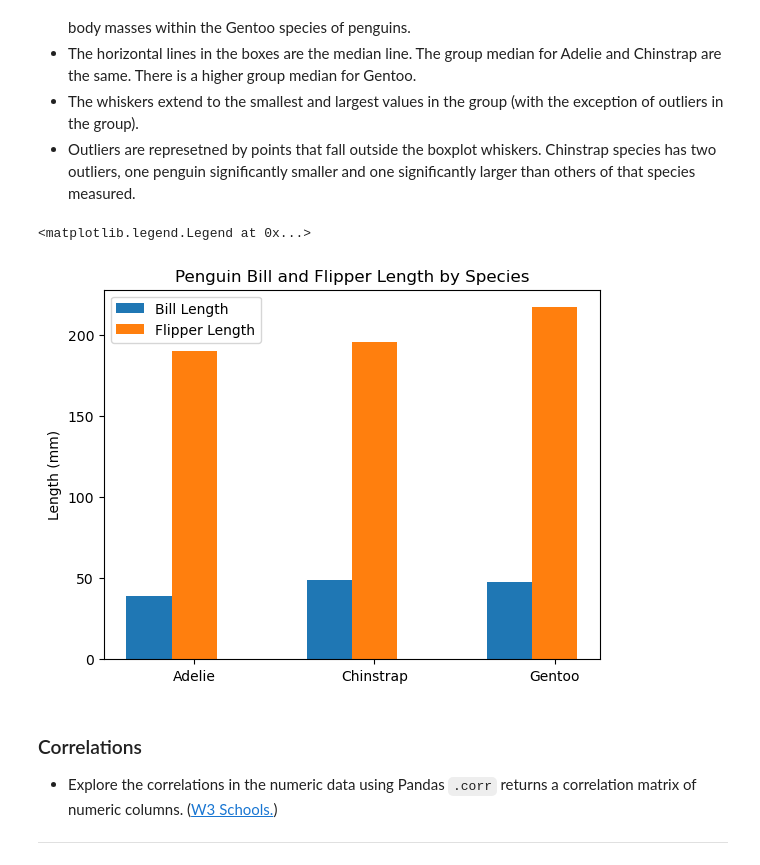
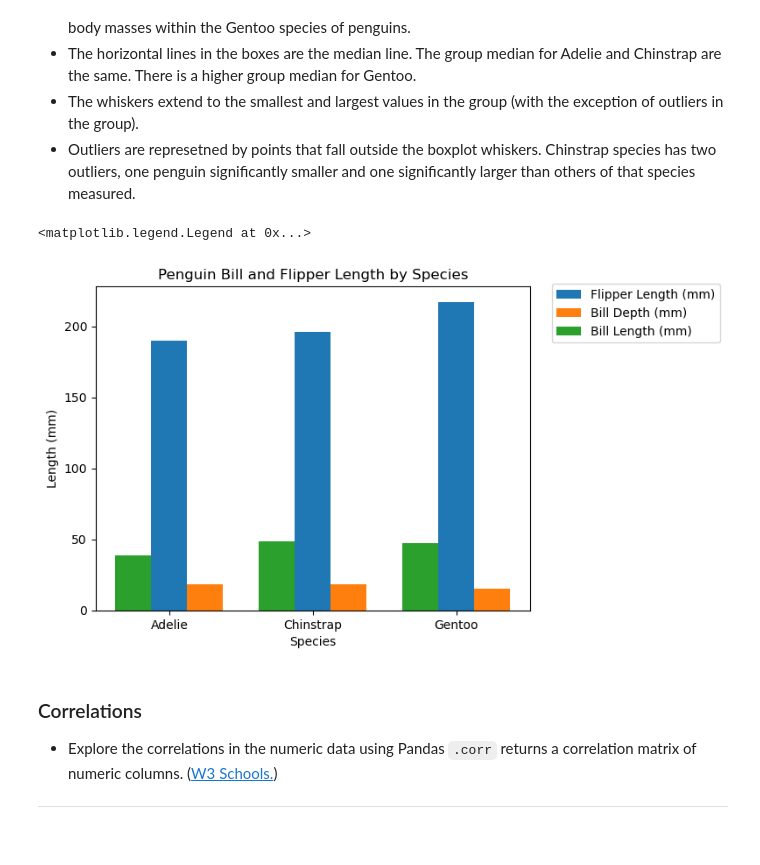
Before and after one commit to a-o-connor/palmerpenguins_data_analytics, a Jupyter notebook: palmerpenguinsanalysis.ipynb, the cells around one changed output. Drawn from its saved outputs; the diff is of its cells as text; code cells hidden in the pictures.

`````diff
--- a/palmerpenguinsanalysis.ipynb
+++ b/palmerpenguinsanalysis.ipynb
@@ -175,29 +175,33 @@ sb.boxplot(x="species", y="body_mass_g", data = df_cleaned_empty_rows)
 - The whiskers extend to the smallest and largest values in the group (with the exception of outliers in the group).
 - Outliers are represetned by points that fall outside the boxplot whiskers. Chinstrap species has two outliers, one penguin significantly smaller and one significantly larger than others of that species measured.
 # %%
-# Plot a bar chart of mean flipper length and bill length between the species using Matplotlib
-# Plot the two variables on the same bar chart
+# Plot a bar chart of mean flipper length, bill depth and bill length between the species using Matplotlib
+# Plot the three variables on the same bar chart
 
 species = list(df_cleaned_empty_rows["species"].unique()) # returns a np array with the three species in the data frame
 penguin_means = {
     "Bill Length": list(df_cleaned_empty_rows.groupby(["species"])["bill_length_mm"].mean()), # Returns a Pandas series with the 3 species group means, list wrappper so it can be called in the plot.
     "Flipper Length": list(df_cleaned_empty_rows.groupby(["species"])["flipper_length_mm"].mean()),
+    "Bill Depth": list(df_cleaned_empty_rows.groupby(["species"])["bill_depth_mm"].mean())
 }
 
 x = np.arange(len(species))  # returns a numpy array same length as the species list created earlier
 
 fig, ax = plt.subplots()
 
-ax.bar(x, penguin_means["Bill Length"], width = 0.25, label="Bill Length") # Call the Bill Length list from the dict object for the height of the bars
-ax.bar(x+0.25, penguin_means["Flipper Length"], width = 0.25, label = "Flipper Length") # x values offset by 0.25 (width of bar) so the bars are not on top of each other
+#ax.bar(x, penguin_means["Bill Length"], width = 0.25, label="Bill Length") # Call the Bill Length list from the dict object for the height of the bars
+ax.bar(x+0.25, penguin_means["Flipper Length"], width = 0.25, label = "Flipper Length (mm)") # x values offset by 0.25 (width of bar) so the bars are not on top of each other
+ax.bar(x+0.50, penguin_means["Bill Depth"], width = 0.25, label = "Bill Depth (mm)")
+ax.bar(x, penguin_means["Bill Length"], width = 0.25, label="Bill Length (mm)")
 
 ax.set_ylabel('Length (mm)') #Label y axis
+ax.set_xlabel('Species') #Label x axis
 ax.set_title('Penguin Bill and Flipper Length by Species') # Set title of bar chart
 ax.set_xticks(x + 0.25, species) # Labels and ticks on the x axis, offset by width of the bar so that the ticks sit in the middle
-ax.legend()
+fig.legend(loc = "upper right", bbox_to_anchor=(0.75, 0.4, 0.5, 0.5)) # Setting the location of the legend outside of the plot.
 # %% [output]
 <matplotlib.legend.Legend at 0x...>
-[figure, old version]
+[figure, new version]
 # %% [markdown]
 ### Correlations
 - Explore the correlations in the numeric data using Pandas ````.corr```` returns a correlation matrix of numeric columns. ([W3 Schools.](https://www.w3schools.com/python/pandas/pandas_correlations.asp))
`````
Also changed, not shown: parts of 5 cells of this notebook, 1 other file.
